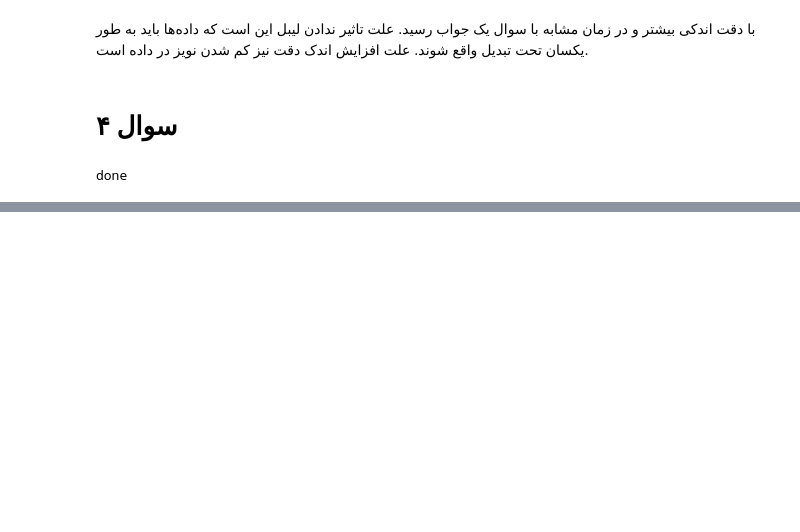
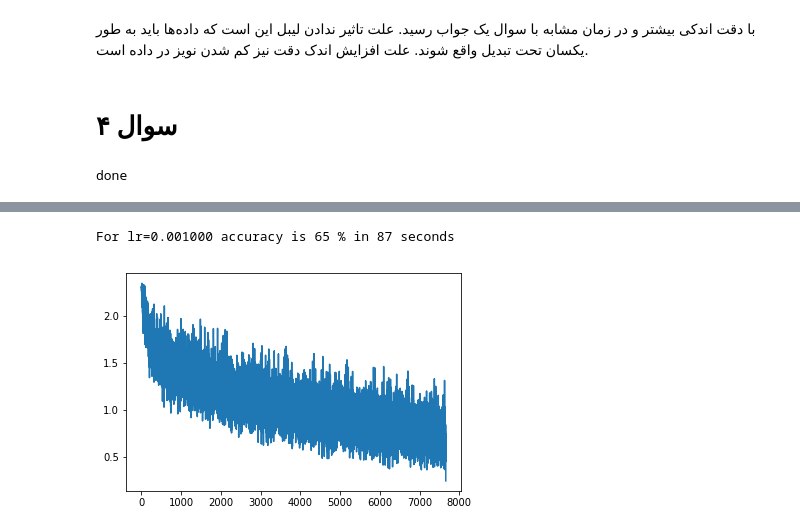
Before and after one commit to mohalisad/ai, a Jupyter notebook: 5/CIFAR.ipynb, the cells around one changed output, grey strips where cells are left out. Drawn from its saved outputs; the diff is of its cells as text; code cells hidden in the pictures; blank space fills up the shorter version.

```diff
--- a/5/CIFAR.ipynb
+++ b/5/CIFAR.ipynb
@@ -228,0 +218,8 @@ plt.show()
+# %%
+lr = 0.001
+print("For lr=%f accuracy is %d %% in %d seconds"%tuple([lr]+list(results[lr][:2])))
+plt.plot(results[lr][2])
+plt.show()
+# %% [output]
+For lr=0.001000 accuracy is 65 % in 87 seconds
+[figure, added]
```
Also changed, not shown: parts of 21 cells of this notebook.
